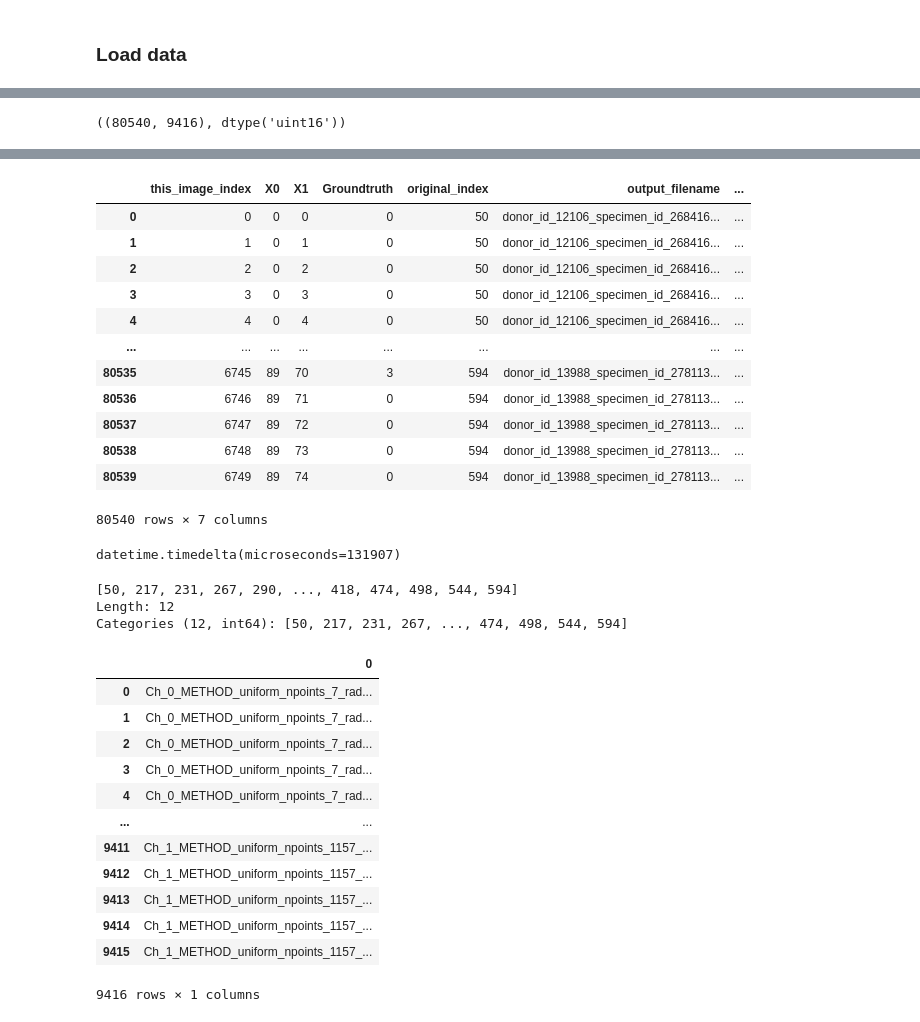
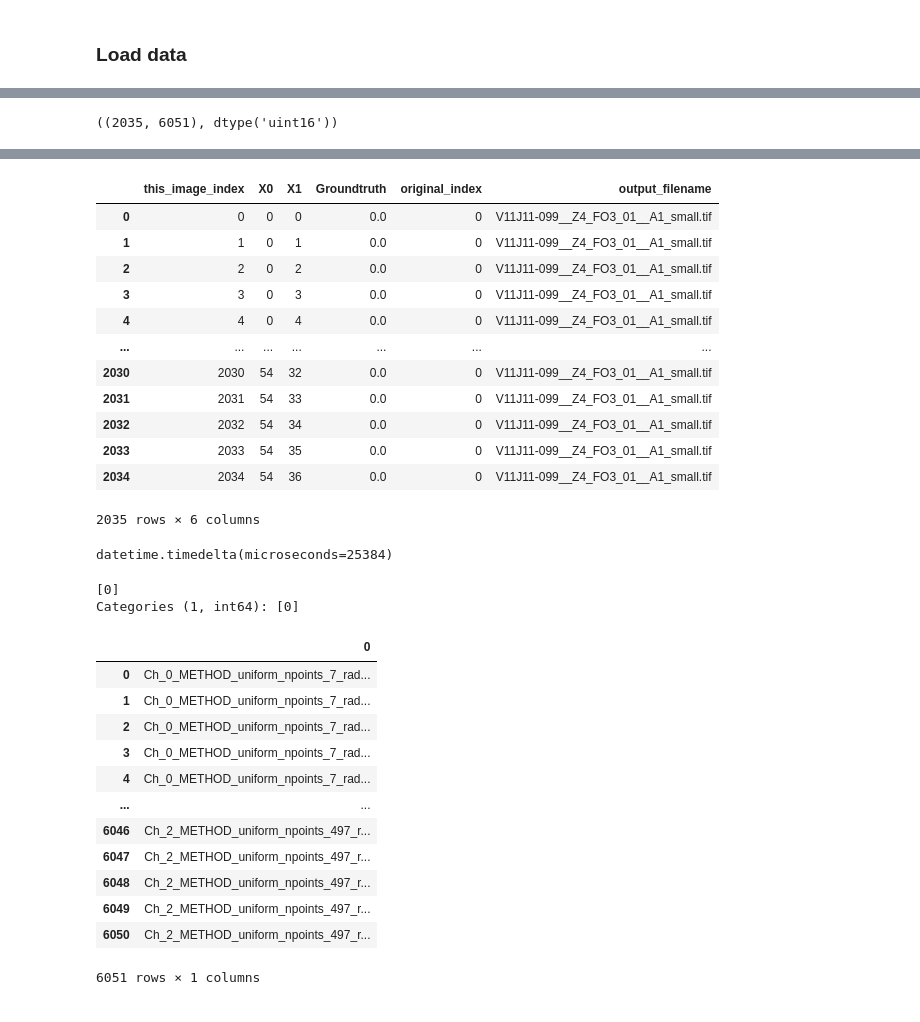
Before and after one commit to spectralnanodiamond/ImageTextureFinder, a Jupyter notebook: 2022-11-01_UMAP_each_image_separately.ipynb, the cells around one changed output, grey strips where cells are left out. Cells and saved outputs as stored; diff of their text form; code cells hidden in the pictures.

```diff
--- a/2022-11-01_UMAP_each_image_separately.ipynb
+++ b/2022-11-01_UMAP_each_image_separately.ipynb
@@ -128,17 +122,17 @@ mycolors = list(df_colors['colorblind_optimized'])
 #filename_X = '2022-10-13_LBP_all_images_data_X_up_to_radius_34.npy'
 #X = np.load(directory_X + filename_X, mmap_mode='r')
 # %%
-directory_X_scaled = fileroot + 'VU_TEX/playground_Ben/2022-08-26_IVY_GAP/2022-11-09_Subset_optimisation_LBP_v18_patchsize_200/'
+directory_X_scaled = ''
 #directory_X_scaled = '/lustre/scratch117/cellgen/team283/bw17/VU_TEX/playground_Ben/2022-08-26_IVY_GAP/2022-09-23_LBP_tiled_pipeline/'
-filename_X_scaled = '2022-11-09_LBP_all_images_data_X.npy'
+filename_X_scaled = '2023-07-07_LBP_all_images_data_X.npy'
 X = np.load(directory_X_scaled + filename_X_scaled, mmap_mode='r')
 X.shape, X.dtype
 # %% [output]
-((80540, 9416), dtype('uint16'))
+((2035, 6051), dtype('uint16'))
 # %%
 start = datetime.now(); print(start)
-directory_OBS = fileroot + 'VU_TEX/playground_Ben/2022-08-26_IVY_GAP/2022-11-09_Subset_optimisation_LBP_v18_patchsize_200/'
-filename_OBS = '2022-11-09_LBP_all_images_data_OBS.csv'
+directory_OBS = ''
+filename_OBS = '2023-07-07_LBP_all_images_data_OBS.csv'
 df_OBS = pd.read_csv(directory_OBS + filename_OBS, index_col=0)
 df_OBS['Groundtruth'] = pd.Categorical(df_OBS['Groundtruth'])
 df_OBS['original_index'] = pd.Categorical(df_OBS['original_index'])
@@ -149,26 +143,25 @@ datetime.now()-start
-|  | this_image_index | X0 | X1 | Groundtruth | original_index | output_filename | ... |
-| 0 | 0 | 0 | 0 | 0 | 50 | donor_id_12106_specimen_id_268416... | ... |
-| 1 | 1 | 0 | 1 | 0 | 50 | donor_id_12106_specimen_id_268416... | ... |
-| 2 | 2 | 0 | 2 | 0 | 50 | donor_id_12106_specimen_id_268416... | ... |
-| 3 | 3 | 0 | 3 | 0 | 50 | donor_id_12106_specimen_id_268416... | ... |
-| 4 | 4 | 0 | 4 | 0 | 50 | donor_id_12106_specimen_id_268416... | ... |
-| ... | ... | ... | ... | ... | ... | ... | ... |
-| 80535 | 6745 | 89 | 70 | 3 | 594 | donor_id_13988_specimen_id_278113... | ... |
-| 80536 | 6746 | 89 | 71 | 0 | 594 | donor_id_13988_specimen_id_278113... | ... |
-| 80537 | 6747 | 89 | 72 | 0 | 594 | donor_id_13988_specimen_id_278113... | ... |
-| 80538 | 6748 | 89 | 73 | 0 | 594 | donor_id_13988_specimen_id_278113... | ... |
-| 80539 | 6749 | 89 | 74 | 0 | 594 | donor_id_13988_specimen_id_278113... | ... |
+|  | this_image_index | X0 | X1 | Groundtruth | original_index | output_filename |
+| 0 | 0 | 0 | 0 | 0.0 | 0 | V11J11-099__Z4_FO3_01__A1_small.tif |
+| 1 | 1 | 0 | 1 | 0.0 | 0 | V11J11-099__Z4_FO3_01__A1_small.tif |
+| 2 | 2 | 0 | 2 | 0.0 | 0 | V11J11-099__Z4_FO3_01__A1_small.tif |
+| 3 | 3 | 0 | 3 | 0.0 | 0 | V11J11-099__Z4_FO3_01__A1_small.tif |
+| 4 | 4 | 0 | 4 | 0.0 | 0 | V11J11-099__Z4_FO3_01__A1_small.tif |
+| ... | ... | ... | ... | ... | ... | ... |
+| 2030 | 2030 | 54 | 32 | 0.0 | 0 | V11J11-099__Z4_FO3_01__A1_small.tif |
+| 2031 | 2031 | 54 | 33 | 0.0 | 0 | V11J11-099__Z4_FO3_01__A1_small.tif |
+| 2032 | 2032 | 54 | 34 | 0.0 | 0 | V11J11-099__Z4_FO3_01__A1_small.tif |
+| 2033 | 2033 | 54 | 35 | 0.0 | 0 | V11J11-099__Z4_FO3_01__A1_small.tif |
+| 2034 | 2034 | 54 | 36 | 0.0 | 0 | V11J11-099__Z4_FO3_01__A1_small.tif |
-80540 rows × 7 columns
+2035 rows × 6 columns
-datetime.timedelta(microseconds=131907)
+datetime.timedelta(microseconds=25384)
 # %%
 pd.unique(df_OBS['original_index'])
 # %% [output]
-[50, 217, 231, 267, 290, ..., 418, 474, 498, 544, 594]
-Length: 12
-Categories (12, int64): [50, 217, 231, 267, ..., 474, 498, 544, 594]
+[0]
+Categories (1, int64): [0]
 # %%
-directory_VAR = fileroot + 'VU_TEX/playground_Ben/2022-08-26_IVY_GAP/2022-11-09_Subset_optimisation_LBP_v18_patchsize_200/'
-filename_VAR = '2022-11-09_LBP_all_images_data_VAR.csv'
+directory_VAR = ''
+filename_VAR = '2023-07-07_LBP_all_images_data_VAR.csv'
 df_VAR = pd.read_csv(directory_VAR + filename_VAR, index_col=0)
 df_VAR.index = df_VAR.index.astype(str)
 df_VAR
@@ -180,12 +173,12 @@ df_VAR
 | 3 | Ch_0_METHOD_uniform_npoints_7_rad... |
 | 4 | Ch_0_METHOD_uniform_npoints_7_rad... |
 | ... | ... |
-| 9411 | Ch_1_METHOD_uniform_npoints_1157_... |
-| 9412 | Ch_1_METHOD_uniform_npoints_1157_... |
-| 9413 | Ch_1_METHOD_uniform_npoints_1157_... |
-| 9414 | Ch_1_METHOD_uniform_npoints_1157_... |
-| 9415 | Ch_1_METHOD_uniform_npoints_1157_... |
+| 6046 | Ch_2_METHOD_uniform_npoints_497_r... |
+| 6047 | Ch_2_METHOD_uniform_npoints_497_r... |
+| 6048 | Ch_2_METHOD_uniform_npoints_497_r... |
+| 6049 | Ch_2_METHOD_uniform_npoints_497_r... |
+| 6050 | Ch_2_METHOD_uniform_npoints_497_r... |
-9416 rows × 1 columns
+6051 rows × 1 columns
 # %%
 dict_colors = {0:to_rgba(mycolors[0]),
                1:to_rgba(mycolors[1]),
```
Also changed, not shown: parts of 6 cells of this notebook.
